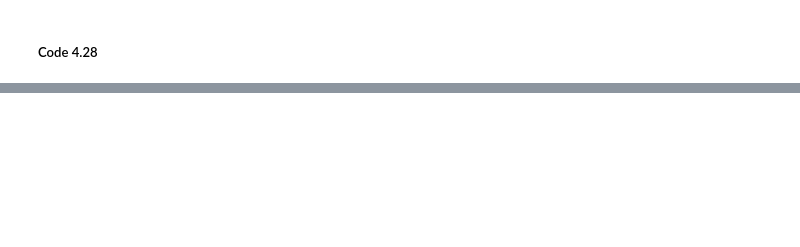
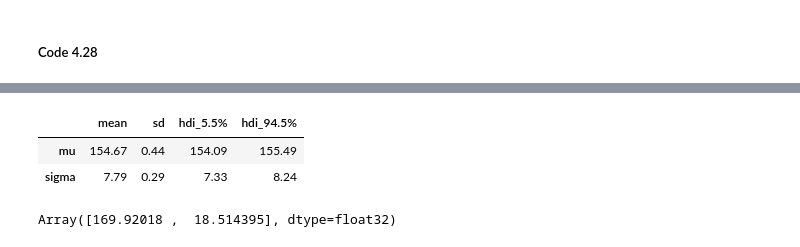
Before and after one commit to qpsy/rethinking-tfp2, a Jupyter notebook: 04_geocentric_models2.ipynb, the cells around one changed output, grey strips where cells are left out. Cells and saved outputs as stored; diff of their text form; code cells hidden in the pictures; blank space fills up the shorter version.

Commit message:
Rewrote model 4.1 with tfp.jax - using JointDistributionNamedAutoBatched

```diff
--- a/04_geocentric_models2.ipynb
+++ b/04_geocentric_models2.ipynb
@@ -463,0 +498,20 @@ TypeError: unhashable type: 'slice'
+# %%
+# Match the function args with the init_state
+# init_state(a list of two jnp.array) be interpreted as "mu" and "sigma"
+def target_log_prob(mu, sigma):
+    # sample of 'Named': dictionary
+    samples = {"mu": mu, "sigma": sigma, "height": jnp.array(d2["height"])}
+    return jd_4_1_N.log_prob(samples)
+# %%
+kernel = tfp.mcmc.HamiltonianMonteCarlo(
+    target_log_prob_fn=target_log_prob,
+    step_size=0.2,
+    num_leapfrog_steps=2)
+# %%
+states = tfp.mcmc.sample_chain(
+    1000,
+    current_state=init_state,
+    kernel=kernel,
+    num_burnin_steps=200,
+    trace_fn=None,
+    seed=a_key())
@@ -463,0 +538,16 @@ TypeError: unhashable type: 'slice'
+# %%
+ss = dict(zip(["mu", "sigma"], [jax.device_get(s) for s in states]))
+# %%
+az.summary(ss, round_to=2, kind="stats", hdi_prob=0.89)
+# %% [output]
+|  | mean | sd | hdi_5.5% | hdi_94.5% |
+| mu | 154.67 | 0.44 | 154.09 | 155.49 |
+| sigma | 7.79 | 0.29 | 7.33 | 8.24 |
+# %%
+# shape of mcmc.sample_chain output depends on shape of init_state
+init_state = jnp.concatenate(
+  [jnp.expand_dims(s, axis=0) for s in init_state if jnp.ndim(s)==0])
+# an jnp.array of two elements
+init_state
+# %% [output]
+Array([169.92018 ,  18.514395], dtype=float32)
```
Also changed, not shown: parts of 43 cells of this notebook, 1 other file.
